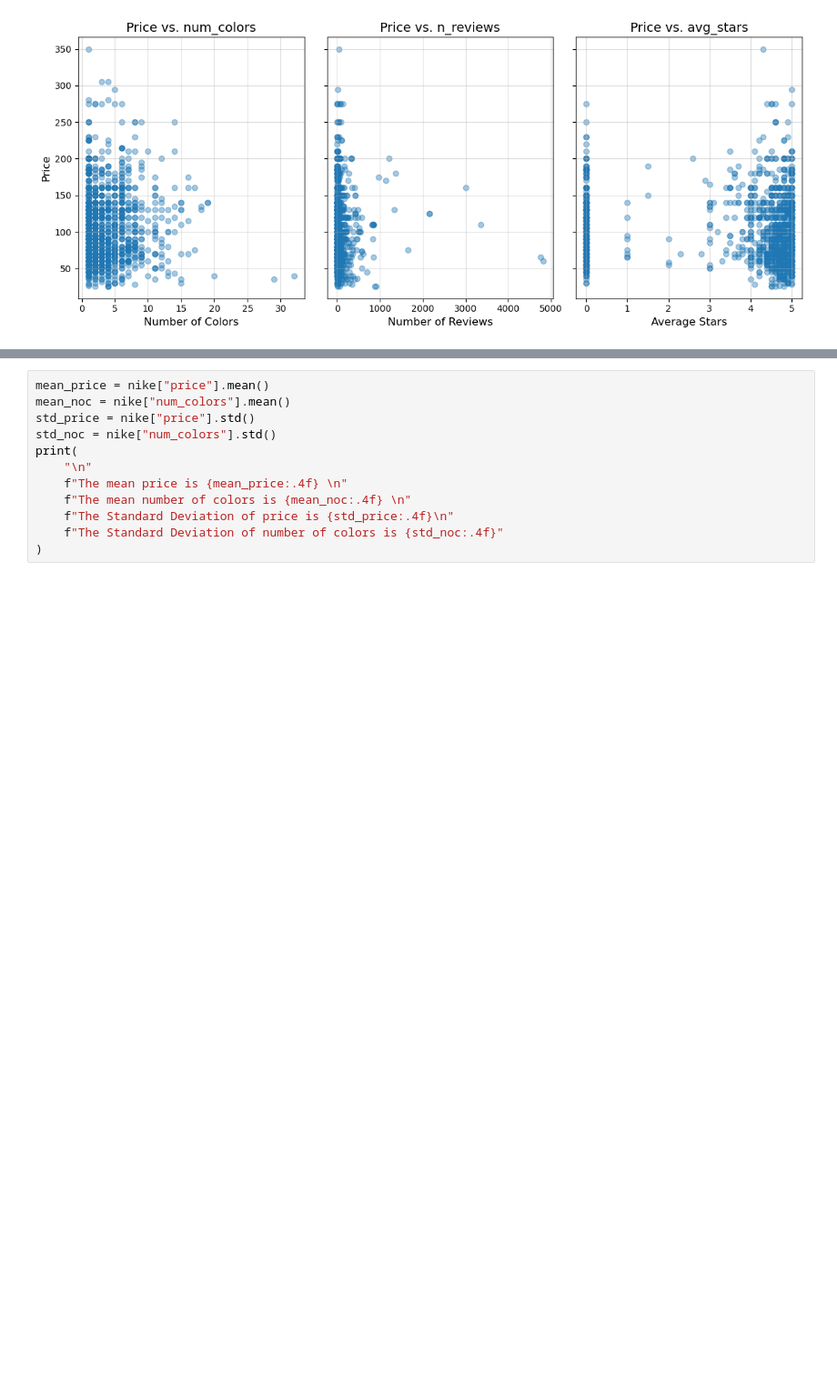
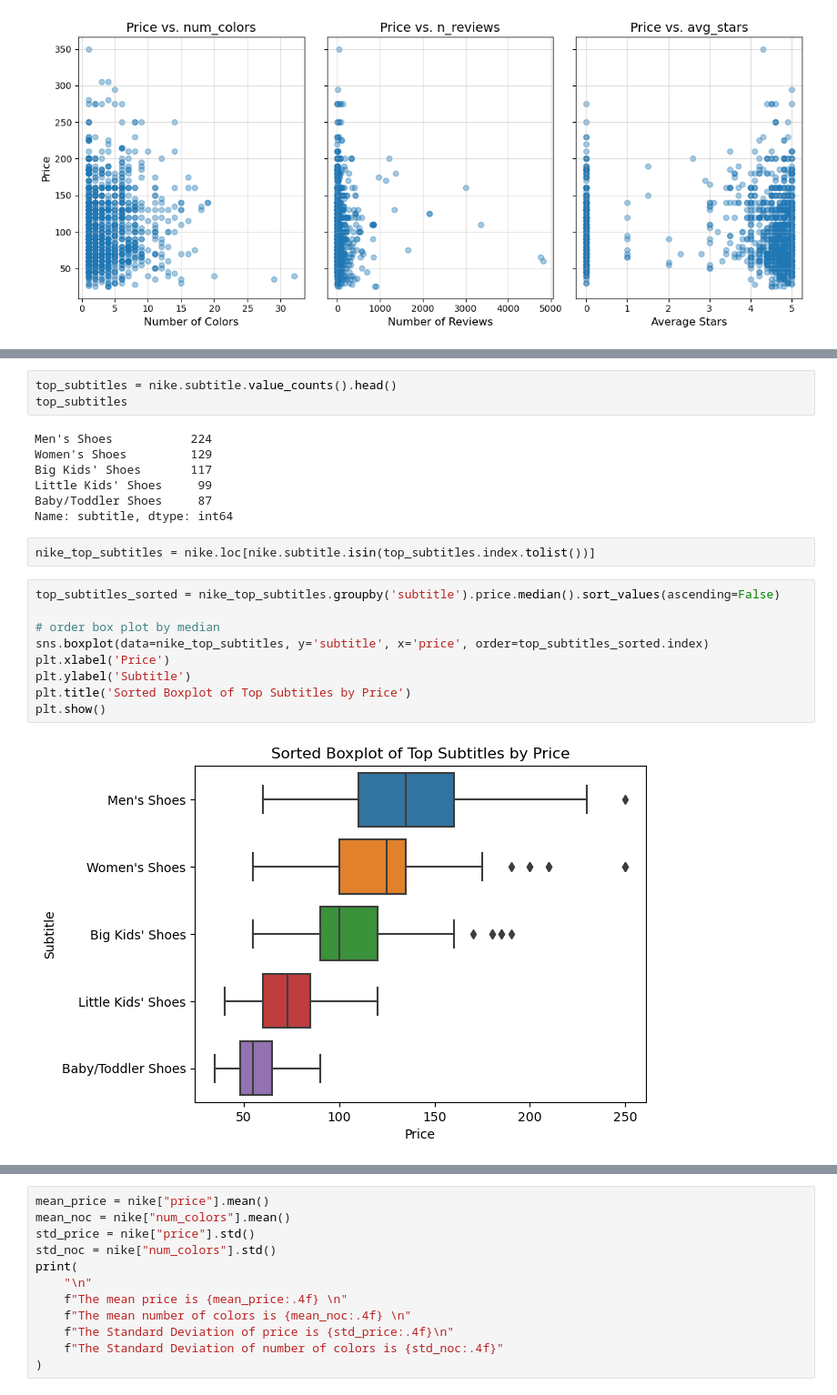
Before and after one commit to jasonkyungkim/nike_adidas_shoes, a Jupyter notebook: eda.ipynb, the cells around one changed output, grey strips where cells are left out. Shown: that part at 91% size. Saved outputs shown, nothing was run; the diff lists cells and outputs as text; blank space fills up the shorter version.

```diff
--- a/eda.ipynb
+++ b/eda.ipynb
@@ -94,0 +122,23 @@ plt.tight_layout()
+# %%
+top_subtitles = nike.subtitle.value_counts().head()
+top_subtitles
+# %% [output]
+Men's Shoes           224
+Women's Shoes         129
+Big Kids' Shoes       117
+Little Kids' Shoes     99
+Baby/Toddler Shoes     87
+Name: subtitle, dtype: int64
+# %%
+nike_top_subtitles = nike.loc[nike.subtitle.isin(top_subtitles.index.tolist())]
+# %%
+top_subtitles_sorted = nike_top_subtitles.groupby('subtitle').price.median().sort_values(ascending=False)
+
+# order box plot by median
+sns.boxplot(data=nike_top_subtitles, y='subtitle', x='price', order=top_subtitles_sorted.index)
+plt.xlabel('Price')
+plt.ylabel('Subtitle')
+plt.title('Sorted Boxplot of Top Subtitles by Price')
+plt.show()
+# %% [output]
+[figure, added]
```
Also changed, not shown: parts of 36 cells of this notebook, 2 other files.
